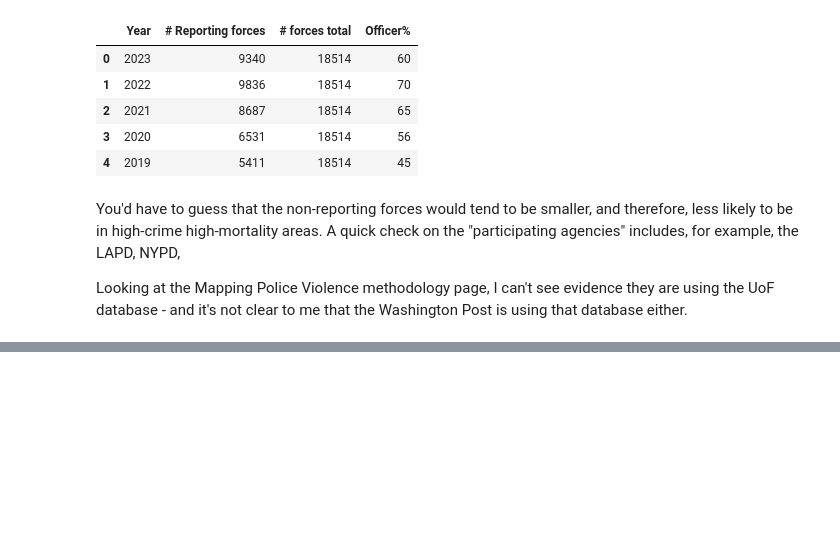
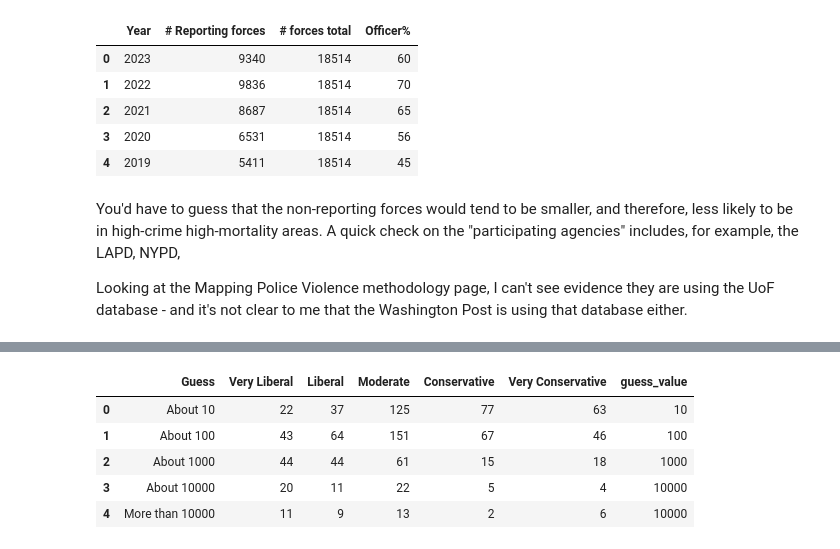
Before and after one commit to odsti/datasets, a Jupyter notebook: police-killings/process_killings.ipynb, the cells around one changed output, grey strips where cells are left out. Drawn from its saved outputs; the diff is of its cells as text; code cells hidden in the pictures; blank space fills up the shorter version.

Commit message:
Add cupes-007 table

```diff
--- a/police-killings/process_killings.ipynb
+++ b/police-killings/process_killings.ipynb
@@ -318,0 +333,3 @@ Looking at the Mapping Police Violence methodology page, I can't see evidence th
+# %%
+estimates = pd.read_csv('original/cupes-007.csv')
+estimates
@@ -318,0 +343,11 @@ Looking at the Mapping Police Violence methodology page, I can't see evidence th
+# %%
+# Just write estimates out to processed
+estimates.to_csv('processed/cupes-007.csv', index=None)
+pd.read_csv('processed/cupes-007.csv')
+# %% [output]
+|  | Guess | Very Liberal | Liberal | Moderate | Conservative | Very Conservative | guess_value |
+| 0 | About 10 | 22 | 37 | 125 | 77 | 63 | 10 |
+| 1 | About 100 | 43 | 64 | 151 | 67 | 46 | 100 |
+| 2 | About 1000 | 44 | 44 | 61 | 15 | 18 | 1000 |
+| 3 | About 10000 | 20 | 11 | 22 | 5 | 4 | 10000 |
+| 4 | More than 10000 | 11 | 9 | 13 | 2 | 6 | 10000 |
```
Also changed, not shown: parts of 4 cells of this notebook, 3 other files.
